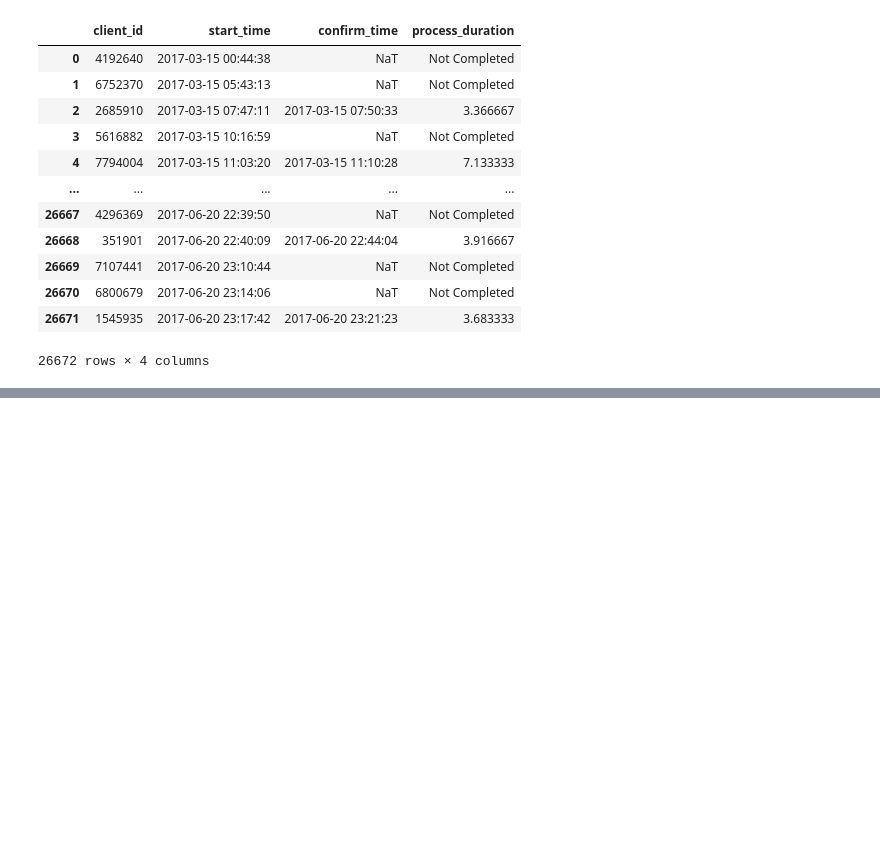
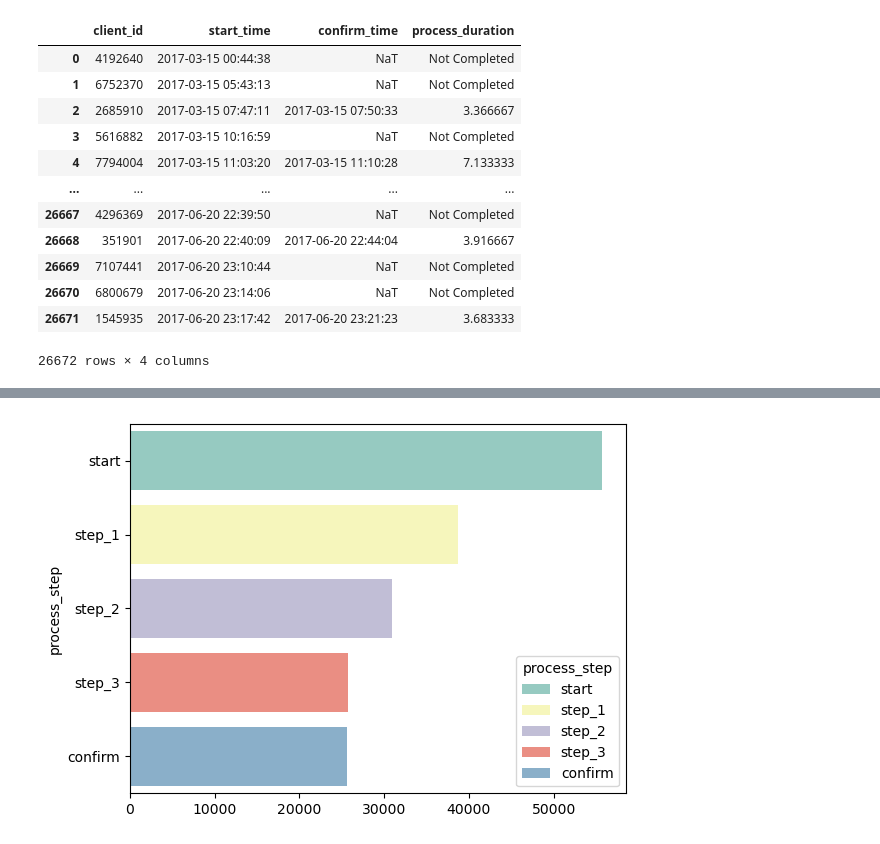
Before and after one commit to amirrezakamkar/2nd_project, a Jupyter notebook: notebooks/Test_group.ipynb, the cells around one changed output, grey strips where cells are left out. Cells and saved outputs as stored; diff of their text form; code cells hidden in the pictures; blank space fills up the shorter version.

Commit message:
Test group analysis

```diff
--- a/notebooks/Test_group.ipynb
+++ b/notebooks/Test_group.ipynb
@@ -3,8 +3,9 @@ import pandas as pd
 import numpy as np
 import seaborn as sns
 import matplotlib.pyplot as plt
-
-url = '/Users/amirrezakamkar/Desktop/Works_in_progress/Ironhack/5_5th_week/Project/2nd_project/data/clean/combined_data_test.txt'
+%matplotlib inline
+import statsmodels.api as sm
+url = '../data/clean/combined_data_test.txt'
 df = pd.read_csv(url)
 # %%
 df.head(10)
@@ -119,0 +112,6 @@ merged_df[['client_id', 'start_time', 'confirm_time', 'process_duration']]
+# %%
+df.columns = ['client_id', 'visitor_id', 'visit_id', 'process_step', 'date_time',
+       'tenure_year', 'tenure_month', 'age', 'gender', 'num_accounts',
+       'balance', 'calls_6_months', 'logons_6_months', 'variation', 'next_step',
+       'is_step_back']
+df.columns
@@ -119,0 +165,8 @@ merged_df[['client_id', 'start_time', 'confirm_time', 'process_duration']]
+# %%
+# Frequency table for 'MSZoning'
+frequency_table = df['process_step'].value_counts()
+
+# Calculating the proportion of each unique value in the 'MSZoning'
+proportion_table = df['process_step'].value_counts(normalize=True)
+
+frequency_table, proportion_table
@@ -119,0 +236,5 @@ merged_df[['client_id', 'start_time', 'confirm_time', 'process_duration']]
+# %%
+ax=sns.barplot(y=frequency_table.index, x=frequency_table.values, palette="Set3", hue=frequency_table.index, legend='full')
+sns.move_legend(ax, "lower right")
+# %% [output]
+[figure, added]
```
Also changed, not shown: parts of 50 cells of this notebook, 2 other files.
